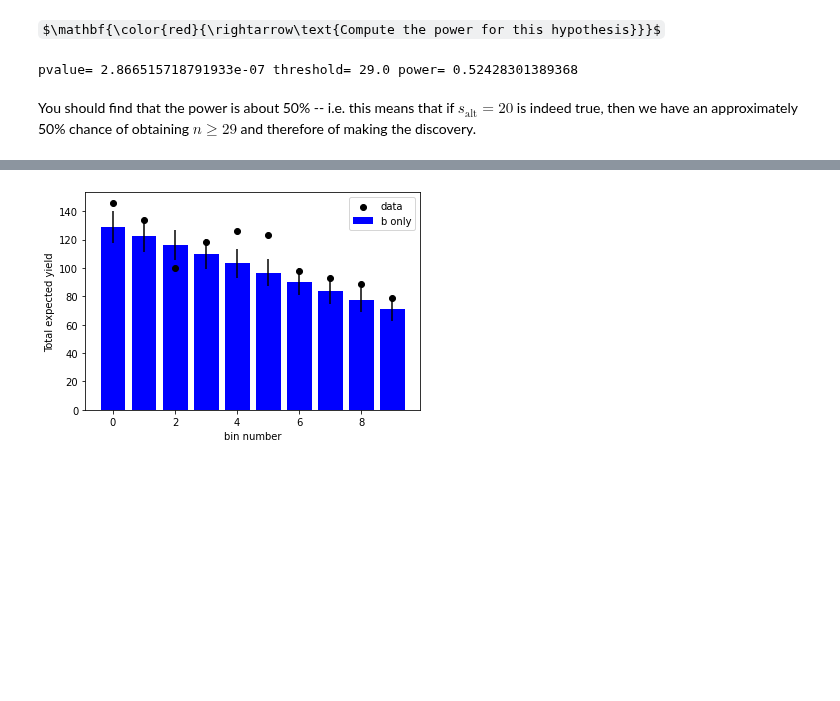
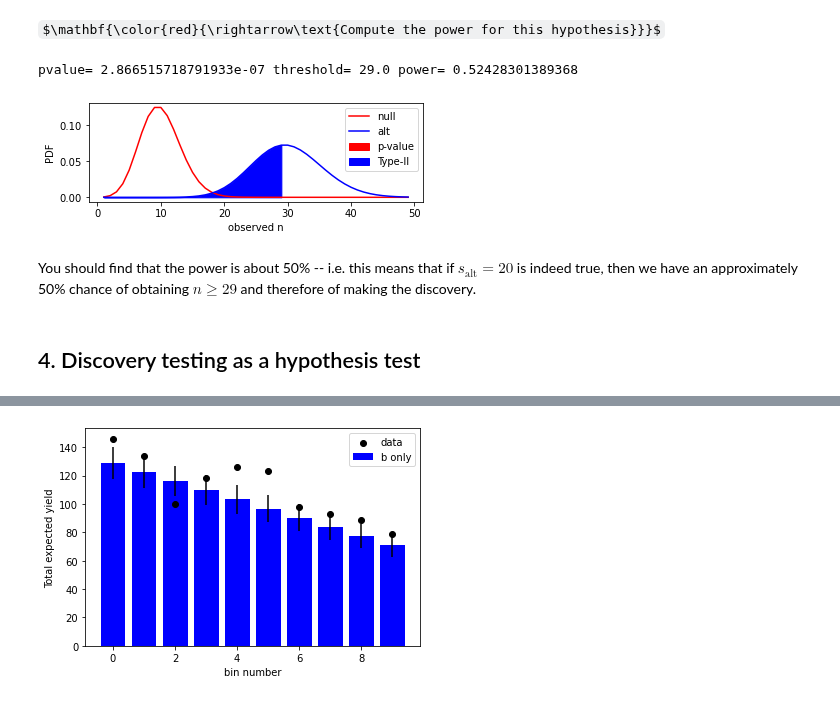
Before and after one commit to fastprof-hep/stats-tutorial, a Jupyter notebook: AEPSHEP2022/notebook2_solutions.ipynb, the cells around one changed output, grey strips where cells are left out. Cells and saved outputs as stored; diff of their text form; code cells hidden in the pictures; some formulas as TeX source; blank space fills up the shorter version.

```diff
--- a/AEPSHEP2022/notebook2_solutions.ipynb
+++ b/AEPSHEP2022/notebook2_solutions.ipynb
@@ -318,11 +318,26 @@ If the alternate hypothesis was larger, say $20$ signal events, then things woul
 s_alt2 = 20
 # %% [markdown]
 $\mathbf{\color{red}{\rightarrow\text{Compute the power for this hypothesis}}}$
-# %%
-pfive = scipy.stats.norm.sf(5)
-threshold_five = scipy.stats.poisson.isf(pfive, s_null + b)
-print('pvalue=', pfive, 'threshold=', threshold_five, 'power=', scipy.stats.poisson.sf(threshold_five, s_alt2 + b))
-# %% [output]
-pvalue= 2.866515718791933e-07 threshold= 29.0 power= 0.52428301389368
+# %%
+pfive = scipy.stats.norm.sf(5)
+threshold_five = scipy.stats.poisson.isf(pfive, s_null + b)
+print('pvalue=', pfive, 'threshold=', threshold_five, 'power=', scipy.stats.poisson.sf(threshold_five, s_alt2 + b))
+
+ns = np.arange(1, 50, 1)
+plt.subplot(212)
+plt.plot(ns, scipy.stats.poisson.pmf(ns, s_null + b), color='r', label='null')
+plt.plot(ns, scipy.stats.poisson.pmf(ns, s_alt2  + b), color='b', label='alt')
+lo1 = np.arange( 1, threshold_five + 1, 1)
+hi1 = np.arange(threshold_five, 30, 1)
+plt.fill_between(hi1, scipy.stats.poisson.pmf( hi1, s_null + b ), color='r', label='p-value')
+plt.fill_between(lo1, scipy.stats.poisson.pmf( lo1, s_alt2 + b ), color='b', label='Type-II')
+plt.xlabel('observed n')
+plt.ylabel('PDF')
+plt.legend();
+# %% [output]
+pvalue= 2.866515718791933e-07 threshold= 29.0 power= 0.52428301389368
+[figure, added]
 # %% [markdown]
 You should find that the power is about 50% -- i.e. this means that if $s_{\text{alt}} = 20$ is indeed true, then we have an approximately 50% chance of obtaining $n \ge 29$ and therefore of making the discovery.
+# %% [markdown]
+## 4. Discovery testing as a hypothesis test
```
Also changed, not shown: parts of 11 cells of this notebook, 5 other files.
